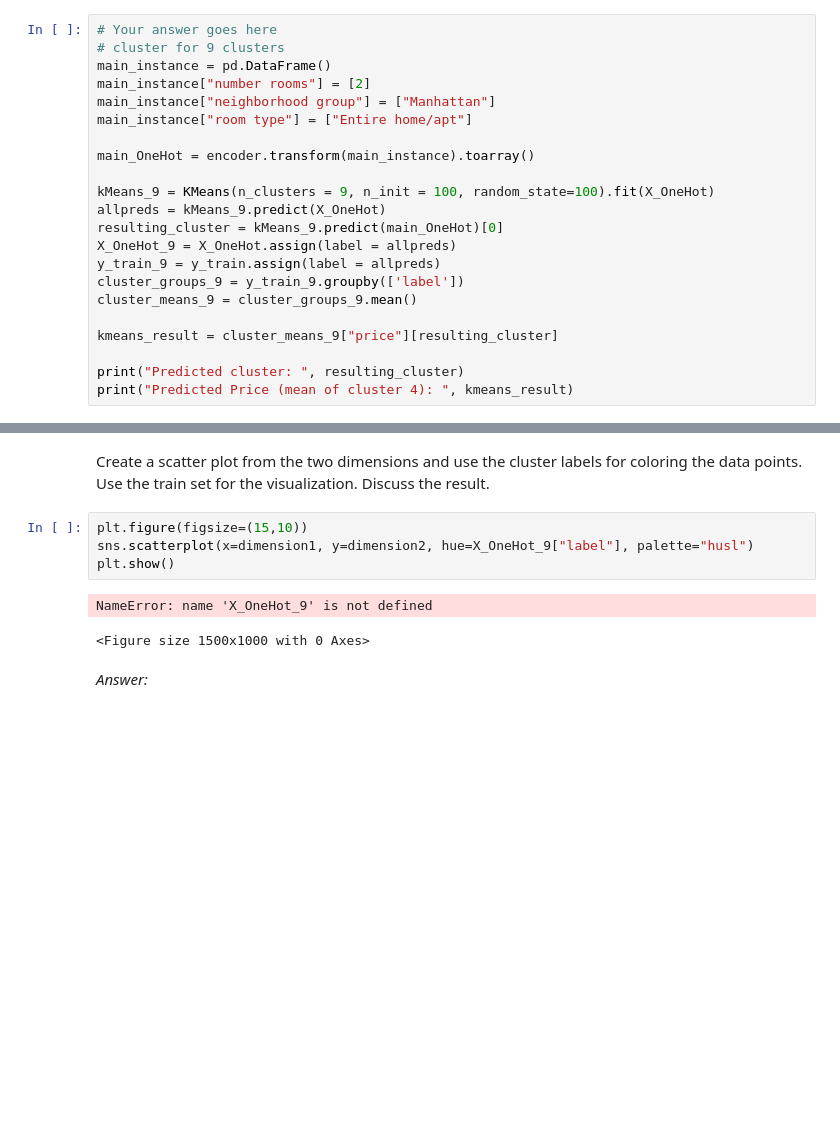
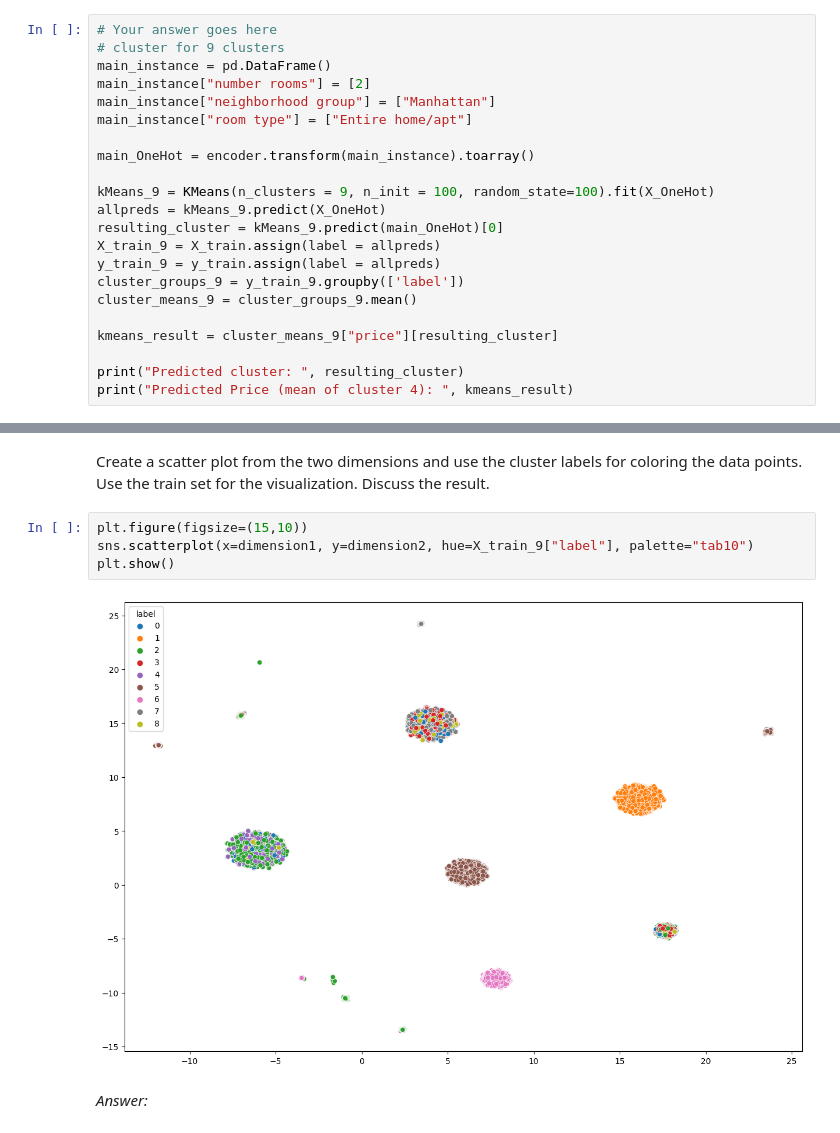
Before and after one commit to victorroferz/Data-Science-RWTH-Course, a Jupyter notebook: assignment_1.ipynb, the cells around one changed output, grey strips where cells are left out. Drawn from its saved outputs; the diff is of its cells as text; blank space fills up the shorter version.

```diff
--- a/assignment_1.ipynb
+++ b/assignment_1.ipynb
@@ -686,7 +683,7 @@ main_OneHot = encoder.transform(main_instance).toarray()
 kMeans_9 = KMeans(n_clusters = 9, n_init = 100, random_state=100).fit(X_OneHot)
 allpreds = kMeans_9.predict(X_OneHot)
 resulting_cluster = kMeans_9.predict(main_OneHot)[0]
-X_OneHot_9 = X_OneHot.assign(label = allpreds)
+X_train_9 = X_train.assign(label = allpreds)
 y_train_9 = y_train.assign(label = allpreds)
 cluster_groups_9 = y_train_9.groupby(['label'])
 cluster_means_9 = cluster_groups_9.mean()
@@ -744,11 +742,10 @@ dimension2 = embedding[0].T[1]
 Create a scatter plot from the two dimensions and use the cluster labels for coloring the data points. Use the train set for the visualization. Discuss the result.
 # %%
 plt.figure(figsize=(15,10))
-sns.scatterplot(x=dimension1, y=dimension2, hue=X_OneHot_9["label"], palette="husl")
+sns.scatterplot(x=dimension1, y=dimension2, hue=X_train_9["label"], palette="tab10")
 plt.show()
 # %% [output]
-NameError: name 'X_OneHot_9' is not defined
-<Figure size 1500x1000 with 0 Axes>
+[figure, added]
 # %% [markdown]
 _Answer:_
 # %% [markdown]
```
Also changed, not shown: parts of 10 cells of this notebook.
